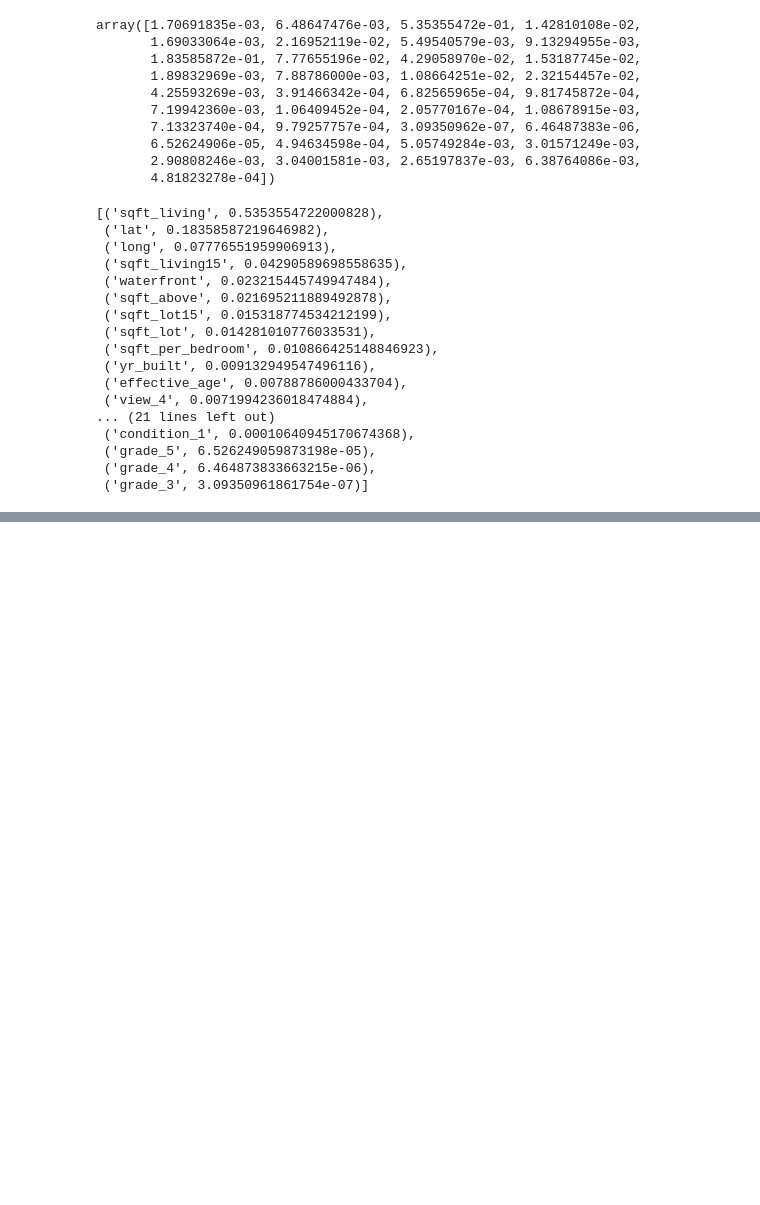
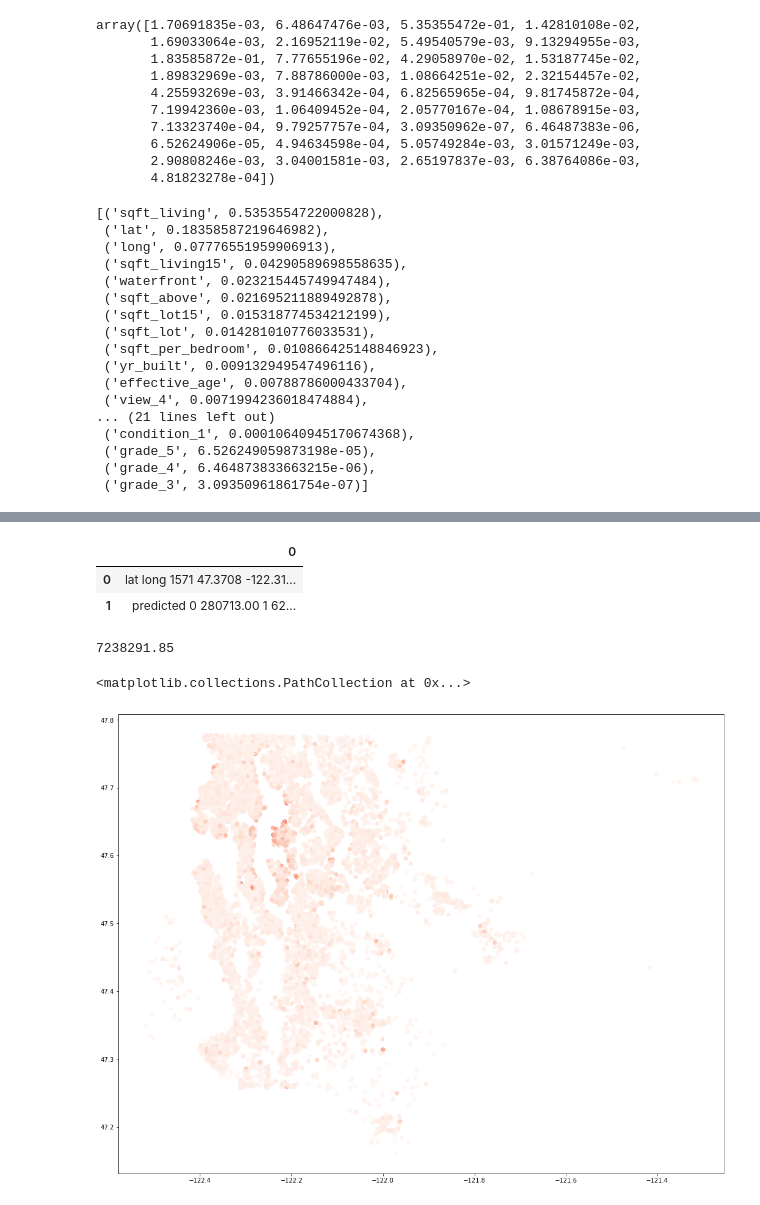
Before and after one commit to jmillerbrooks/kc_stream, a Jupyter notebook: scratch.ipynb, the cells around one changed output, grey strips where cells are left out. Cells and saved outputs as stored; diff of their text form; code cells hidden in the pictures; blank space fills up the shorter version.

Commit message:
added brief visuals of residual errors by map

```diff
--- a/scratch.ipynb
+++ b/scratch.ipynb
@@ -638,0 +659,22 @@ sorted(feature_import.items(), key=lambda item: item[1],reverse=True)
+# %%
+pd.DataFrame([X_train[['lat', 'long']], pd.DataFrame(forest_predictions, columns=['predicted'])])
+# %% [output]
+|  | 0 |
+| 0 | lat long 1571 47.3708 -122.31... |
+| 1 | predicted 0 280713.00 1 62... |
+# %%
+forest_map_df = X_train[['lat', 'long']].reset_index(drop=True)\
+    .join(pd.DataFrame(forest_predictions, columns=['predicted']))\
+    .join(y_train)
+forest_map_df['residual'] = forest_map_df['price'] - forest_map_df['predicted']
+forest_map_df['abs_residual'] = np.abs(forest_map_df['residual'])
+# %%
+forest_map_df.abs_residual.max()
+# %% [output]
+7238291.85
+# %%
+fig, ax = plt.subplots(figsize=(18,14))
+ax.scatter('long', 'lat', data=forest_map_df, alpha=0.5, c='abs_residual', cmap='Reds')
+# %% [output]
+<matplotlib.collections.PathCollection at 0x...>
+[figure, added]
```
Also changed, not shown: parts of 2 cells of this notebook.
